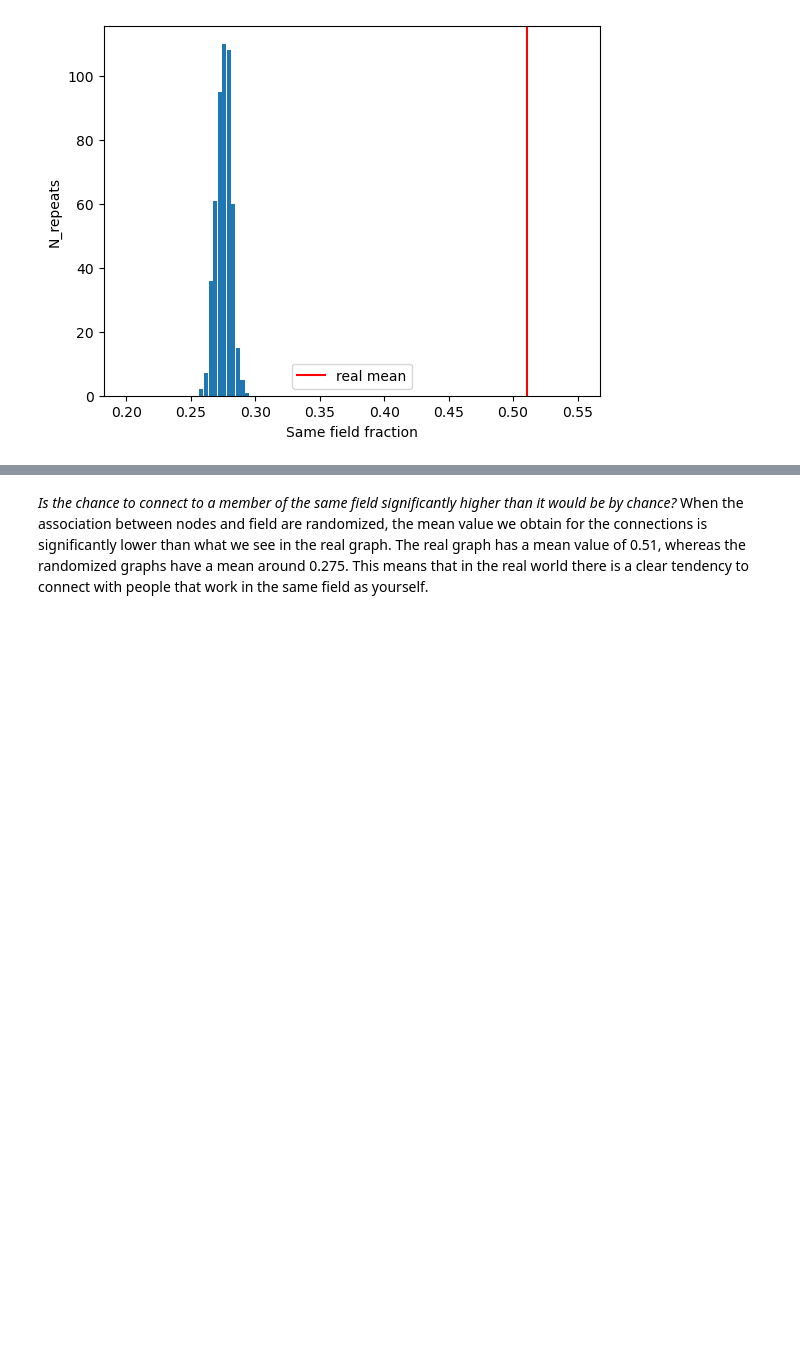
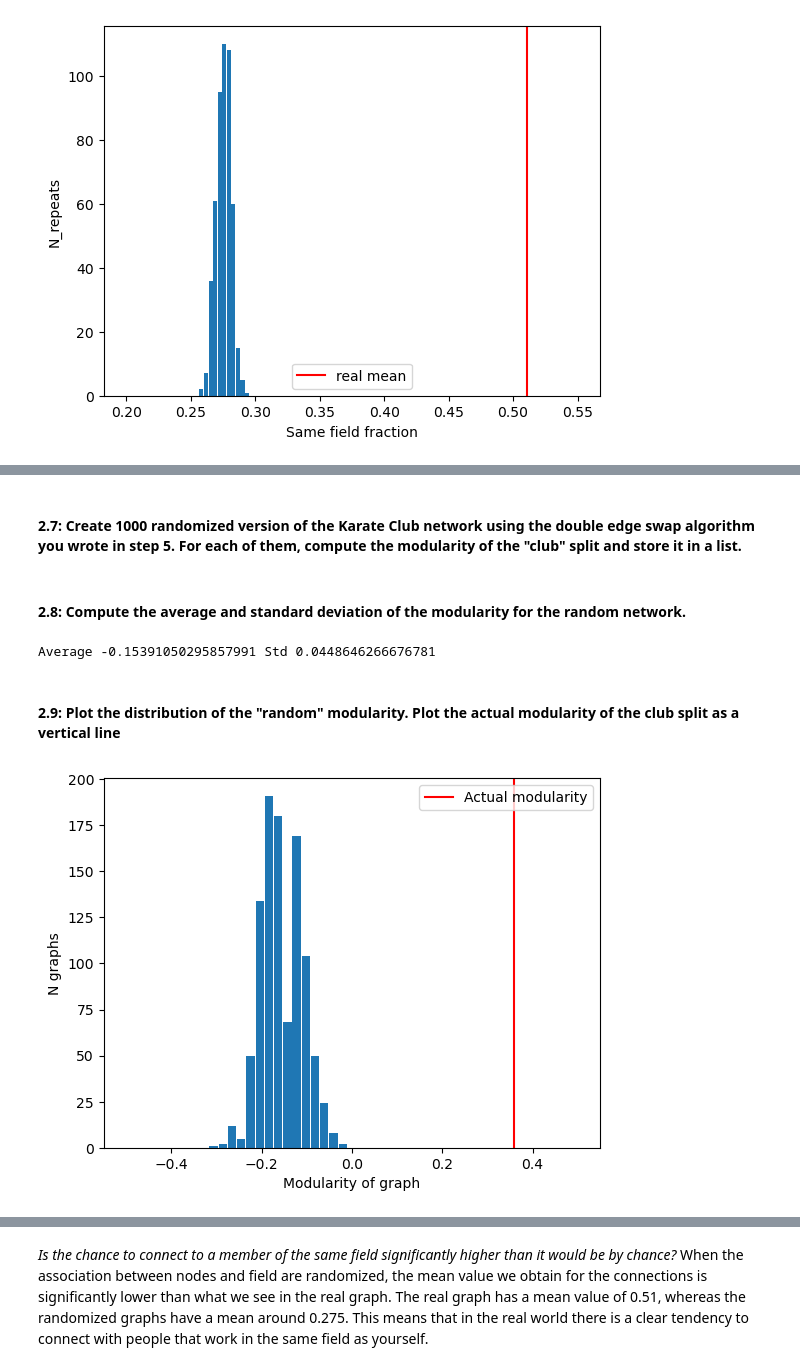
Before and after one commit to Dribo/02467_A_1, a Jupyter notebook: Assignment2magnus.ipynb, the cells around one changed output, grey strips where cells are left out. Cells and saved outputs as stored; diff of their text form; code cells hidden in the pictures; blank space fills up the shorter version.

```diff
--- a/Assignment2magnus.ipynb
+++ b/Assignment2magnus.ipynb
@@ -60,0 +184,4 @@ plt.show()
+# %%
+modularity_karate_club = modularity(G_karate, 'club')
+print("Modularity of karate club graph:")
+print(modularity_karate_club)
@@ -60,0 +254,39 @@ plt.show()
+# %% [markdown]
+#### 2.7: Create 1000 randomized version of the Karate Club network using the double edge swap algorithm you wrote in step 5. For each of them, compute the modularity of the "club" split and store it in a list.
+# %%
+modularity_res = []
+n_edges = len(G_karate.edges)
+
+PARTITION = 'club'
+
+for i in tqdm(range(1000)):
+    graph = N_swaps(G_karate.copy(), N=n_edges * 2)
+    val = modularity(graph, PARTITION)
+    modularity_res.append(val)
+# %% [markdown]
+#### 2.8: Compute the average and standard deviation of the modularity for the random network.
+# %%
+modularity_average = np.mean(modularity_res)
+modularity_std = np.std(modularity_res)
+
+print("Average", modularity_average, "Std", modularity_std)
+# %% [output]
+Average -0.15391050295857991 Std 0.0448646266676781
+# %% [markdown]
+#### 2.9: Plot the distribution of the "random" modularity. Plot the actual modularity of the club split as a vertical line
+# %%
+bins = np.linspace(-0.5, 0.5, 50)
+hist, edges = np.histogram(modularity_res, bins=bins)
+x = (edges[1:] + edges[:-1])/2
+width = bins[1] - bins[0]
+
+fig, axs = plt.subplots()
+axs.bar(x, hist, width=width*0.9)
+
+axs.set_xlabel('Modularity of graph')
+axs.set_ylabel('N graphs')
+axs.axvline(x=modularity_karate_club, color='red', label='Actual modularity')
+axs.legend()
+print()
+# %% [output]
+[figure, added]
```
Also changed, not shown: parts of 67 cells of this notebook, 2 other files.
